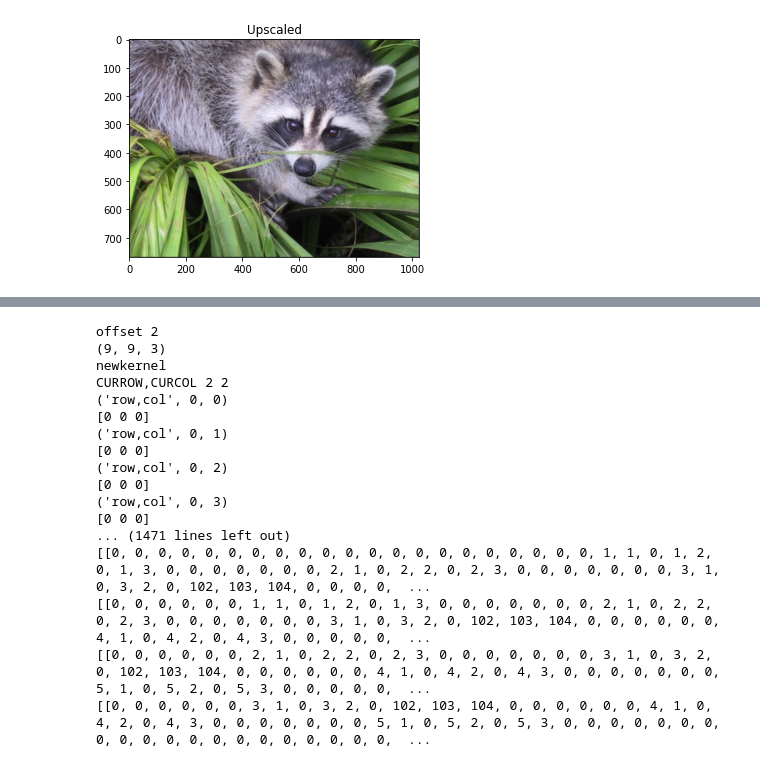
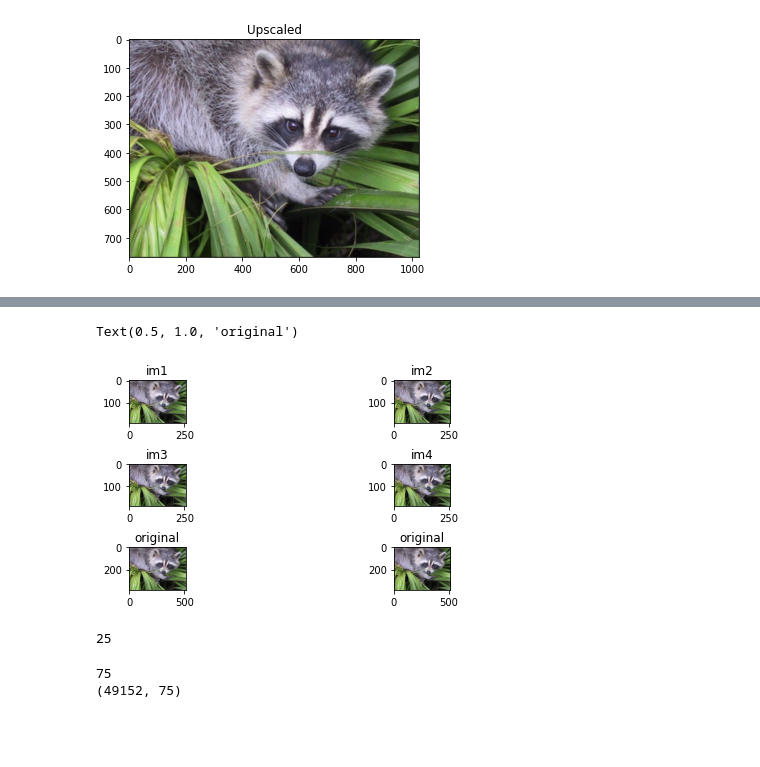
Before and after one commit to HunterRasmussen/ImageUpscaler, a Jupyter notebook: Lab3-ImageProcessing.ipynb, the cells around one changed output, grey strips where cells are left out. Drawn from its saved outputs; the diff is of its cells as text; code cells hidden in the pictures; blank space fills up the shorter version.

```diff
--- a/Lab3-ImageProcessing.ipynb
+++ b/Lab3-ImageProcessing.ipynb
@@ -164,3 +142,41 @@ def getKernels(image, kernelWidth):
+# %%
+def breakupImage(img):
+    im1 = img[0::2,0::2,:] #start 1st row, 1st column
+    im2 = img[0::2,1::2,:] #start 1st row, 2nd column
+    im3 = img[1::2,0::2,:] #start 2nd row, 1st column
+    im4 = img[1::2,1::2,:] #start 2nd row, 2nd column
+    return im1,im2,im3,im4
+
+
+image = np.asarray(img.convert('RGB'))
+im1,im2,im3,im4 = breakupImage(image)
+
+plt.rcParams["figure.figsize"] = [7.50, 3.50]
+plt.rcParams["figure.autolayout"] = False
+
+fig, axes = plt.subplots(nrows=3, ncols=2)
+fig.tight_layout(h_pad=2)
+ax = axes.ravel()
+ax[0].imshow(im1)
+ax[0].set_title("im1")
+
+ax[1].imshow(im2)
+ax[1].set_title("im2")
+
+ax[2].imshow(im3)
+ax[2].set_title("im3")
+
+ax[3].imshow(im4)
+ax[3].set_title("im4")
+
+ax[4].imshow(image)
+ax[4].set_title("original")
+
+ax[5].imshow(image)
+ax[5].set_title("original")
+# %% [output]
+Text(0.5, 1.0, 'original')
+[figure, added]
 # %%
 #downscale image
 #Pad image
@@ -231,26 +247,19 @@ a = [[[1, 1, 0],
   [5, 4, 0],
   [5, 5, 0]]]
 # a = padEdge(a,3)
-kernels = getKernels(a,6)
-
-for x in kernels:
-    print(x)
+neighborhood = getNeighborhoods(a,6)
+print(len(neighborhood))
+# for x in neighborhood:
+#     print(x)
 # print(kernels)
 # %% [output]
-offset 2
-(9, 9, 3)
-newkernel
-CURROW,CURCOL 2 2
-('row,col', 0, 0)
-[0 0 0]
-('row,col', 0, 1)
-[0 0 0]
-('row,col', 0, 2)
-[0 0 0]
-('row,col', 0, 3)
-[0 0 0]
-... (1471 lines left out)
-[[0, 0, 0, 0, 0, 0, 0, 0, 0, 0, 0, 0, 0, 0, 0, 0, 0, 0, 0, 0, 0, 1, 1, 0, 1, 2, 0, 1, 3, 0, 0, 0, 0, 0, 0, 0, 2, 1, 0, 2, 2, 0, 2, 3, 0, 0, 0, 0, 0, 0, 0, 3, 1, 0, 3, 2, 0, 102, 103, 104, 0, 0, 0, 0,  ...
-[[0, 0, 0, 0, 0, 0, 1, 1, 0, 1, 2, 0, 1, 3, 0, 0, 0, 0, 0, 0, 0, 2, 1, 0, 2, 2, 0, 2, 3, 0, 0, 0, 0, 0, 0, 0, 3, 1, 0, 3, 2, 0, 102, 103, 104, 0, 0, 0, 0, 0, 0, 4, 1, 0, 4, 2, 0, 4, 3, 0, 0, 0, 0, 0,  ...
-[[0, 0, 0, 0, 0, 0, 2, 1, 0, 2, 2, 0, 2, 3, 0, 0, 0, 0, 0, 0, 0, 3, 1, 0, 3, 2, 0, 102, 103, 104, 0, 0, 0, 0, 0, 0, 4, 1, 0, 4, 2, 0, 4, 3, 0, 0, 0, 0, 0, 0, 0, 5, 1, 0, 5, 2, 0, 5, 3, 0, 0, 0, 0, 0,  ...
-[[0, 0, 0, 0, 0, 0, 3, 1, 0, 3, 2, 0, 102, 103, 104, 0, 0, 0, 0, 0, 0, 4, 1, 0, 4, 2, 0, 4, 3, 0, 0, 0, 0, 0, 0, 0, 5, 1, 0, 5, 2, 0, 5, 3, 0, 0, 0, 0, 0, 0, 0, 0, 0, 0, 0, 0, 0, 0, 0, 0, 0, 0, 0, 0,  ...
+25
+# %%
+neighborhoods = getNeighborhoods(antiAliased,6)
+# print(neighborhoods.shape)
+print(len(neighborhoods[0]))
+independentVars = np.vstack([neighborhoods])
+print(independentVars.shape)
+# %% [output]
+75
+(49152, 75)
```
Also changed, not shown: parts of 6 cells of this notebook.
